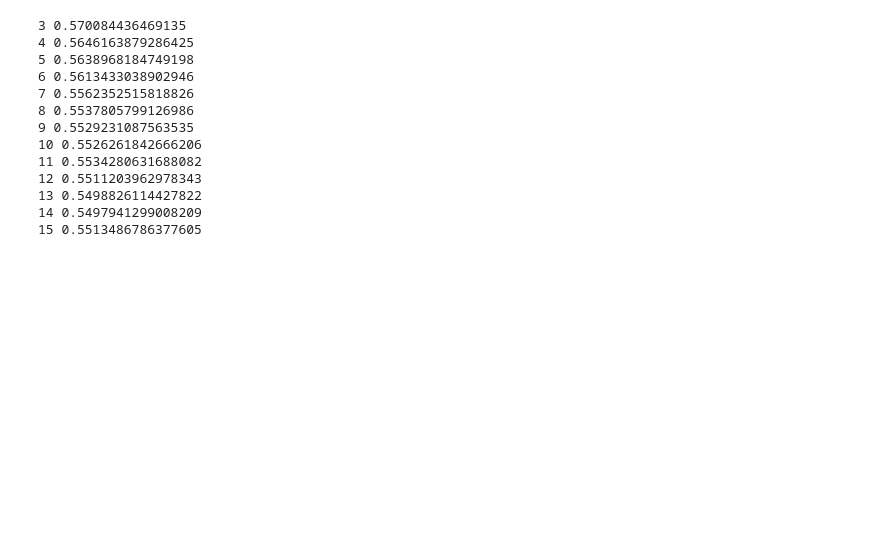
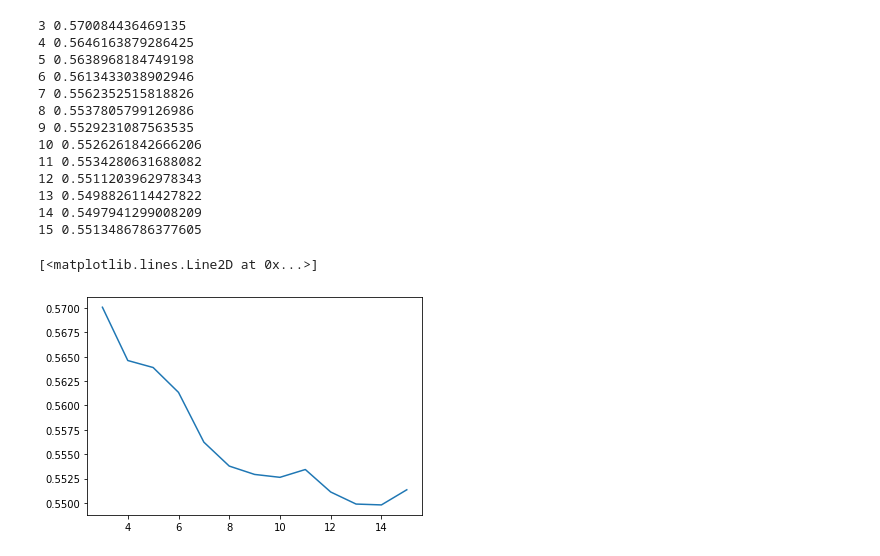
Before and after one commit to iFission/50.007-Machine-Learning, a Jupyter notebook: hw1/Q2.ipynb, the cells around one changed output. Cells and saved outputs as stored; diff of their text form; code cells hidden in the pictures; blank space fills up the shorter version.

```diff
--- a/hw1/Q2.ipynb
+++ b/hw1/Q2.ipynb
@@ -195,6 +198,10 @@ print(training_error)
 # %% [output]
 0.570084436469135
 # %%
+
+degree_ls = []
+training_error_ls = []
+
 for degree in range(3, 15 + 1):
     train_X_with_offset_degree_n = create_poly_features(
         train_X_with_offset.copy(deep=True), degree)
@@ -205,6 +212,9 @@ for degree in range(3, 15 + 1):
     training_error = calculate_least_squared_error(
         train_X_with_offset_degree_n.values, train_Y.values, theta)
     print(degree, training_error)
+
+    degree_ls.append(degree)
+    training_error_ls.append(training_error)
 # %% [output]
 3 0.570084436469135
 4 0.5646163879286425
@@ -219,3 +229,8 @@ for degree in range(3, 15 + 1):
 13 0.5498826114427822
 14 0.5497941299008209
 15 0.5513486786377605
+# %%
+plt.plot(degree_ls, training_error_ls)
+# %% [output]
+[<matplotlib.lines.Line2D at 0x...>]
+[figure, added]
```
Also changed, not shown: parts of 4 cells of this notebook, 3 other files.
